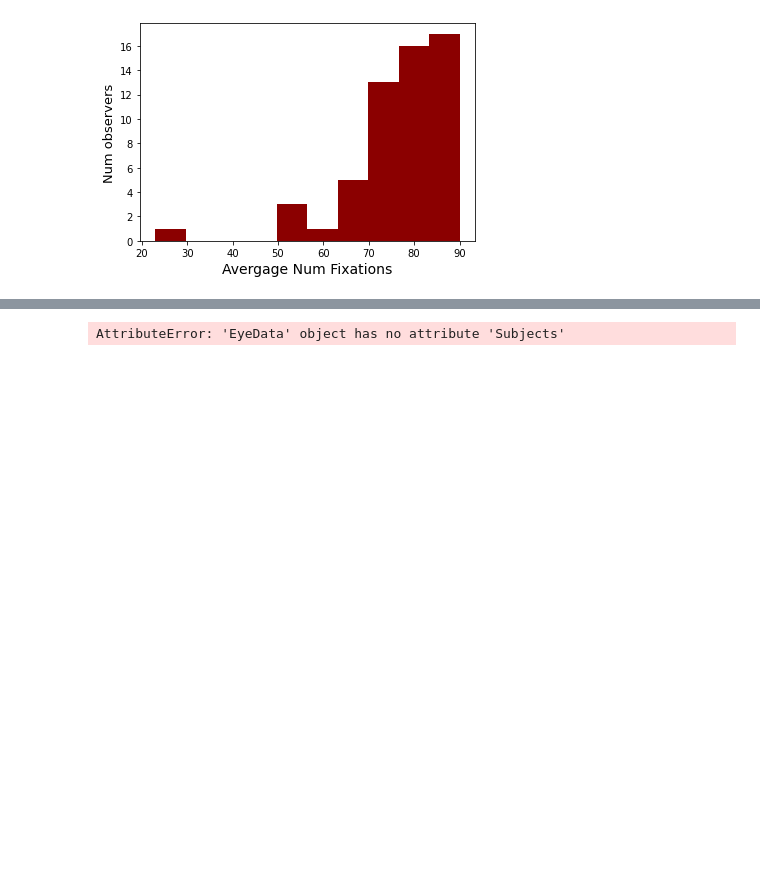
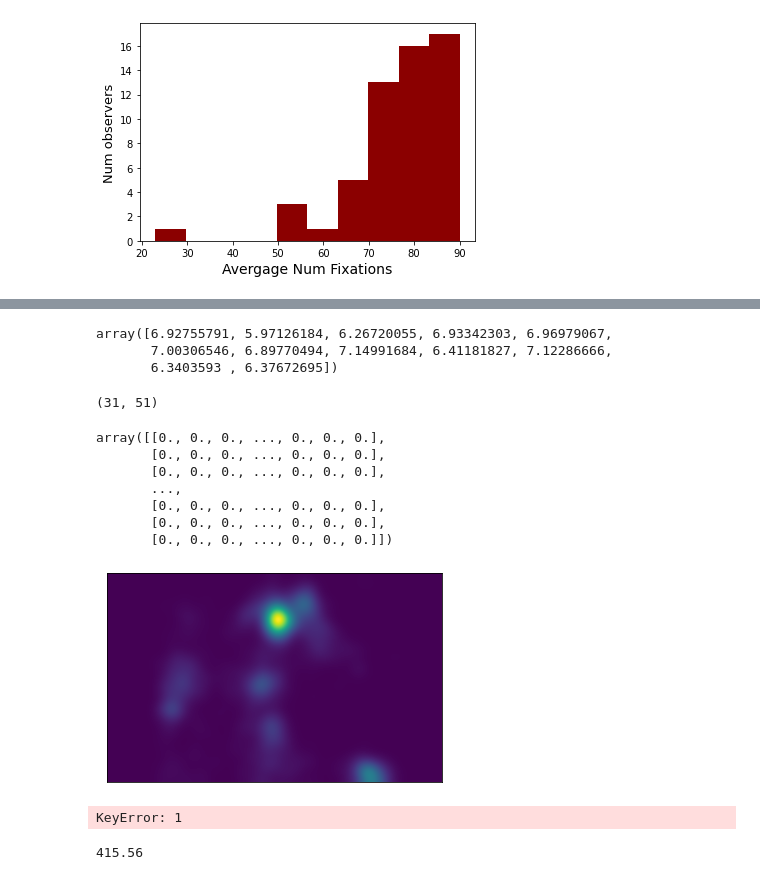
Before and after one commit to jozsarato/PyEyeSim, a Jupyter notebook: Notebooks/TestNotebook.ipynb, the cells around one changed output, grey strips where cells are left out. Drawn from its saved outputs; the diff is of its cells as text; code cells hidden in the pictures; blank space fills up the shorter version.

Commit message:
Object oriented entropy for all stimuli
return maximum entropy

```diff
--- a/Notebooks/TestNotebook.ipynb
+++ b/Notebooks/TestNotebook.ipynb
@@ -123,0 +147,6 @@ Mean Y location:  771.5  +/-  78.3  pixels
+# %%
+EntropMax
+# %% [output]
+array([6.92755791, 5.97126184, 6.26720055, 6.93342303, 6.96979067,
+       7.00306546, 6.89770494, 7.14991684, 6.41181827, 7.12286666,
+       6.3403593 , 6.37672695])
@@ -124,4 +155,23 @@ Mean Y location:  771.5  +/-  78.3  pixels
+# %%
+np.shape(MyDat.BinnedCount(np.sum(MyDat.FixCountInd,0),'Bellini_Halbakt'))
+# %% [output]
+(31, 51)
 # %%
-MyDat.Heatmap('Bellini_Halbakt')
+MyDat.Heatmap('Bellini_Halbakt',SD=50,Vis=1)
 # %% [output]
-AttributeError: 'EyeData' object has no attribute 'Subjects'
+array([[0., 0., 0., ..., 0., 0., 0.],
+       [0., 0., 0., ..., 0., 0., 0.],
+       [0., 0., 0., ..., 0., 0., 0.],
+       ...,
+       [0., 0., 0., ..., 0., 0., 0.],
+       [0., 0., 0., ..., 0., 0., 0.],
+       [0., 0., 0., ..., 0., 0., 0.]])
+[figure, added]
+# %%
+FixCountCalc()
+# %% [output]
+KeyError: 1
+# %%
+np.float64(MyDat.Bounds['BoundX1'][MyDat.Bounds['Stimulus']=='Bellini_Halbakt'])
+# %% [output]
+415.56
```
Also changed, not shown: parts of 7 cells of this notebook, 1 other file.
